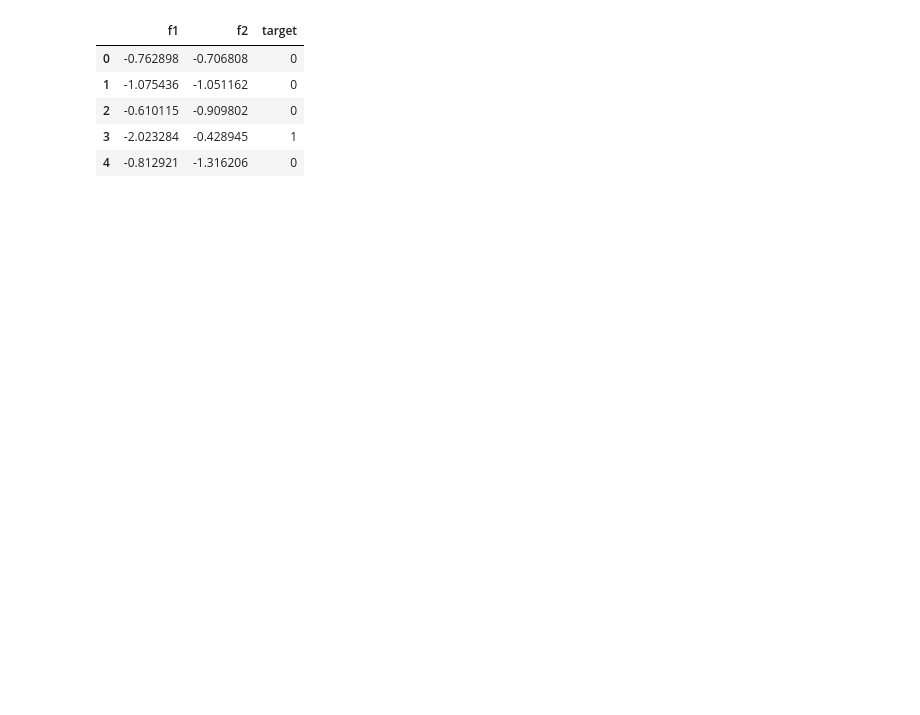
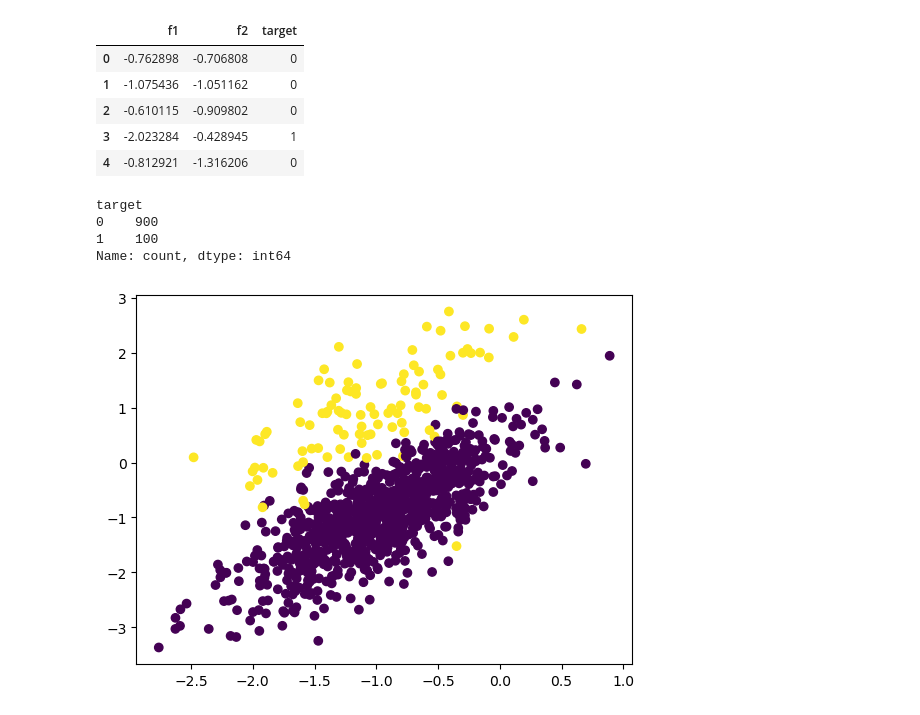
Before and after one commit to Imani-hub-pixel/AI-and-ML-Udemy-course, a Jupyter notebook: feature engineering/datasmote.ipynb, the cells around one changed output. Drawn from its saved outputs; the diff is of its cells as text; code cells hidden in the pictures; blank space fills up the shorter version.

```diff
--- a/feature engineering/datasmote.ipynb
+++ b/feature engineering/datasmote.ipynb
@@ -22,3 +22,16 @@ final_df.head()
 | 2 | -0.610115 | -0.909802 | 0 |
 | 3 | -2.023284 | -0.428945 | 1 |
 | 4 | -0.812921 | -1.316206 | 0 |
+# %%
+final_df['target'].value_counts()
+# %% [output]
+target
+0    900
+1    100
+Name: count, dtype: int64
+# %%
+import matplotlib.pyplot as plt
+plt.scatter(final_df['f1'],final_df['f2'],c=final_df['target'])
+plt.show()
+# %% [output]
+[figure, added]
```
Also changed, not shown: parts of 9 cells of this notebook.
